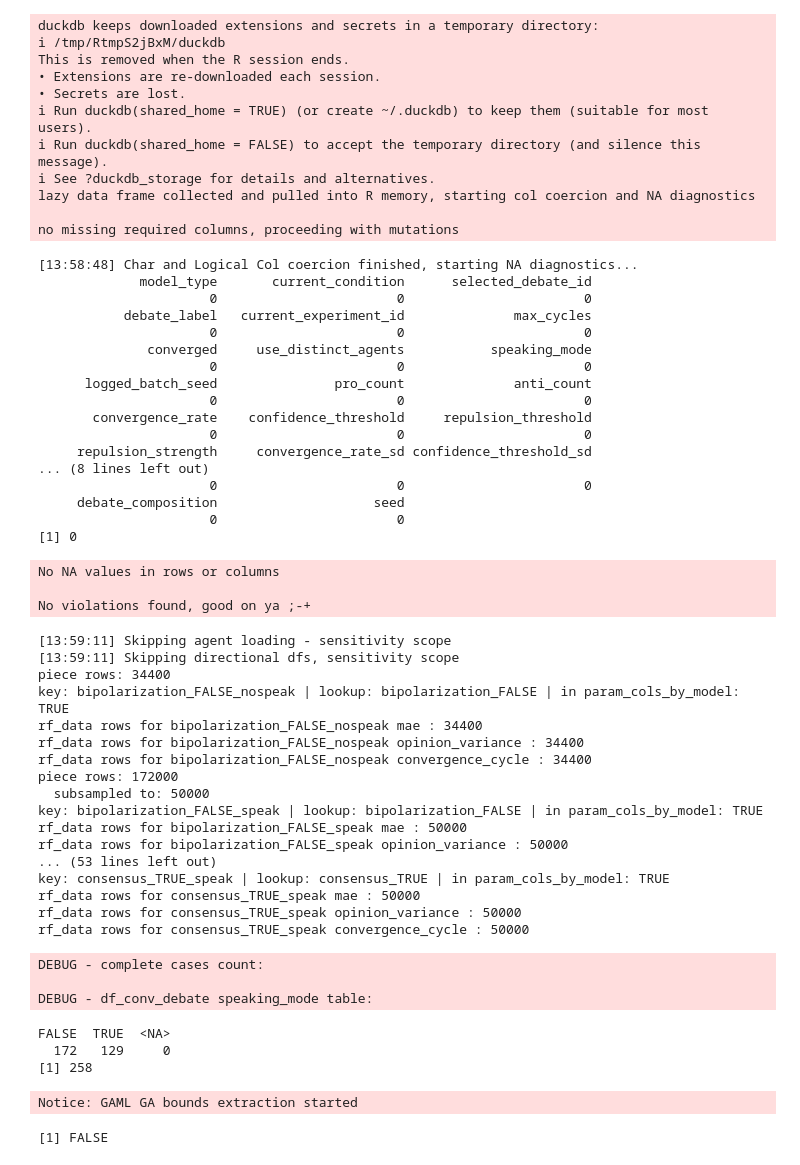
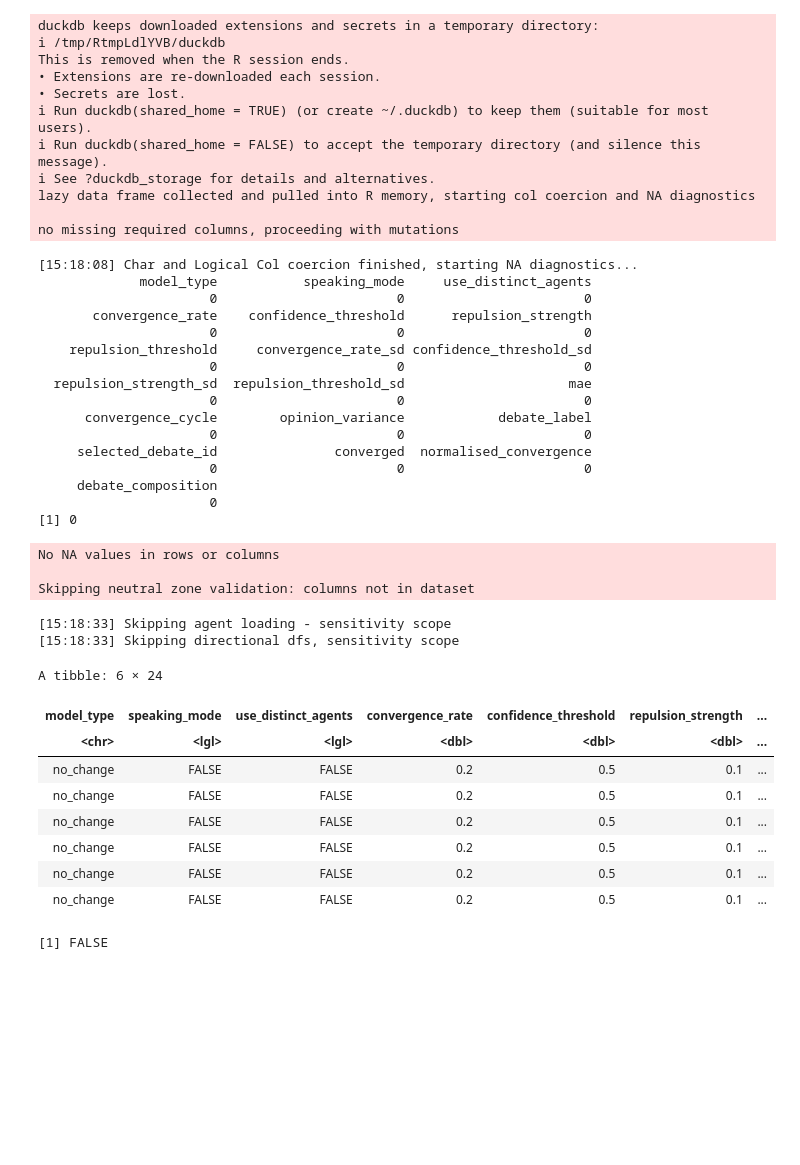
Before and after one commit to NomNom-tk/AGROPT-MODEL, a Jupyter notebook: data-anal/week of 27-4/Hypotheses.ipynb, the cells around one changed output. Drawn from its saved outputs; the diff is of its cells as text; code cells hidden in the pictures; blank space fills up the shorter version.

Commit message:
generalized loading and pruning for df_batch and df_ag across lhs, ga, and val - full rerun to check then recommit and tag

```diff
--- a/data-anal/week of 27-4/Hypotheses.ipynb
+++ b/data-anal/week of 27-4/Hypotheses.ipynb
@@ -55,12 +55,12 @@ result_lhs_train <- process_run(lhs)
 #result_ga_val <- process_run(val)
 
 # LHS
-lhs_bundle <- list(
-  sim_inputs = result_lhs_train,
-  df_empirical = df_empirical
-)
+# lhs_bundle <- list(
+#   sim_inputs = result_lhs_train,
+#   df_empirical = df_empirical
+# )
 
-lhs_outputs <- analyze_processed_run(lhs_bundle)
+# lhs_outputs <- analyze_processed_run(lhs_bundle)
 
 # GA & VAL
 # ga_bundle <- list(
@@ -72,7 +72,7 @@ lhs_outputs <- analyze_processed_run(lhs_bundle)
 # ga_outputs <- analyze_processed_run(ga_bundle)
 # %% [output]
 duckdb keeps downloaded extensions and secrets in a temporary directory:
-ℹ /tmp/RtmpS2jBxM/duckdb
+ℹ /tmp/RtmpLdlYVB/duckdb
 This is removed when the R session ends.
 • Extensions are re-downloaded each session.
 • Secrets are lost.
@@ -82,50 +82,39 @@ This is removed when the R session ends.
 lazy data frame collected and pulled into R memory, starting col coercion and NA diagnostics
 
 no missing required columns, proceeding with mutations
-[13:58:48] Char and Logical Col coercion finished, starting NA diagnostics...
-             model_type       current_condition      selected_debate_id
+[15:18:08] Char and Logical Col coercion finished, starting NA diagnostics...
+             model_type           speaking_mode     use_distinct_agents
                       0                       0                       0
-           debate_label   current_experiment_id              max_cycles
+       convergence_rate    confidence_threshold      repulsion_strength
                       0                       0                       0
-              converged     use_distinct_agents           speaking_mode
+    repulsion_threshold     convergence_rate_sd confidence_threshold_sd
                       0                       0                       0
-      logged_batch_seed               pro_count              anti_count
+  repulsion_strength_sd  repulsion_threshold_sd                     mae
                       0                       0                       0
-       convergence_rate    confidence_threshold     repulsion_threshold
+      convergence_cycle        opinion_variance            debate_label
                       0                       0                       0
-     repulsion_strength     convergence_rate_sd confidence_threshold_sd
-... (8 lines left out)
+     selected_debate_id               converged  normalised_convergence
                       0                       0                       0
-     debate_composition                    seed
-                      0                       0
+     debate_composition
+                      0
 [1] 0
 No NA values in rows or columns
 
-No violations found, good on ya ;-+
+Skipping neutral zone validation: columns not in dataset
-[13:59:11] Skipping agent loading - sensitivity scope
-[13:59:11] Skipping directional dfs, sensitivity scope
-piece rows: 34400
-key: bipolarization_FALSE_nospeak | lookup: bipolarization_FALSE | in param_cols_by_model: TRUE
-rf_data rows for bipolarization_FALSE_nospeak mae : 34400
-rf_data rows for bipolarization_FALSE_nospeak opinion_variance : 34400
-rf_data rows for bipolarization_FALSE_nospeak convergence_cycle : 34400
-piece rows: 172000
-  subsampled to: 50000
-key: bipolarization_FALSE_speak | lookup: bipolarization_FALSE | in param_cols_by_model: TRUE
-rf_data rows for bipolarization_FALSE_speak mae : 50000
-rf_data rows for bipolarization_FALSE_speak opinion_variance : 50000
-... (53 lines left out)
-key: consensus_TRUE_speak | lookup: consensus_TRUE | in param_cols_by_model: TRUE
-rf_data rows for consensus_TRUE_speak mae : 50000
-rf_data rows for consensus_TRUE_speak opinion_variance : 50000
-rf_data rows for consensus_TRUE_speak convergence_cycle : 50000
+[15:18:33] Skipping agent loading - sensitivity scope
+[15:18:33] Skipping directional dfs, sensitivity scope
-DEBUG - complete cases count:
-
-DEBUG - df_conv_debate speaking_mode table:
-FALSE  TRUE  <NA>
-  172   129     0
-[1] 258
-Notice: GAML GA bounds extraction started
+# %%
+head(result_lhs_train$df_batch)
+# %% [output]
+A tibble: 6 × 24
+| model_type | speaking_mode | use_distinct_agents | convergence_rate | confidence_threshold | repulsion_strength | ... |
+| <chr> | <lgl> | <lgl> | <dbl> | <dbl> | <dbl> | ... |
+| no_change | FALSE | FALSE | 0.2 | 0.5 | 0.1 | ... |
+| no_change | FALSE | FALSE | 0.2 | 0.5 | 0.1 | ... |
+| no_change | FALSE | FALSE | 0.2 | 0.5 | 0.1 | ... |
+| no_change | FALSE | FALSE | 0.2 | 0.5 | 0.1 | ... |
+| no_change | FALSE | FALSE | 0.2 | 0.5 | 0.1 | ... |
+| no_change | FALSE | FALSE | 0.2 | 0.5 | 0.1 | ... |
 # %%
 con <- dbConnect(duckdb())
 pull_cols <- c("model_type", "current_condition", "selected_debate_id", "debate_label", "use_distinct_agents", "speaking_mode",
```
Also changed, not shown: parts of 1 cell of this notebook, 2 other files.
